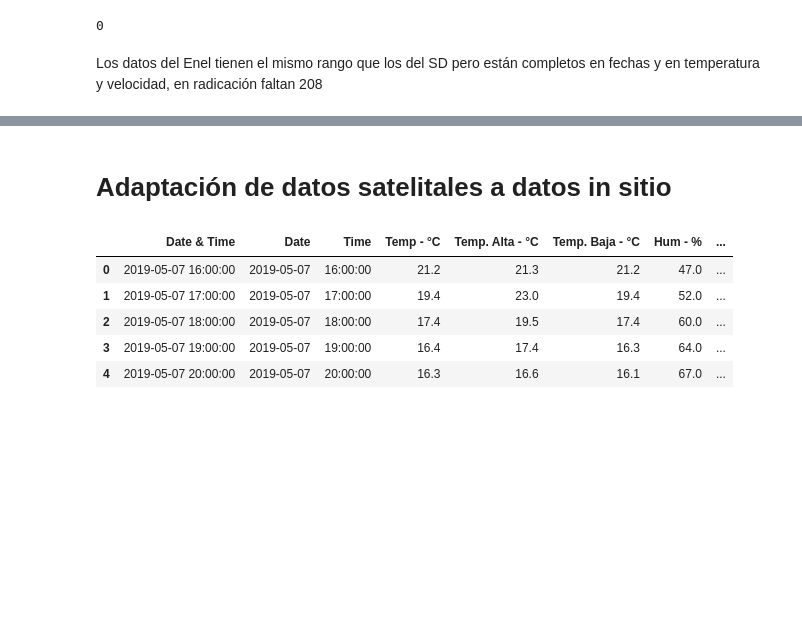
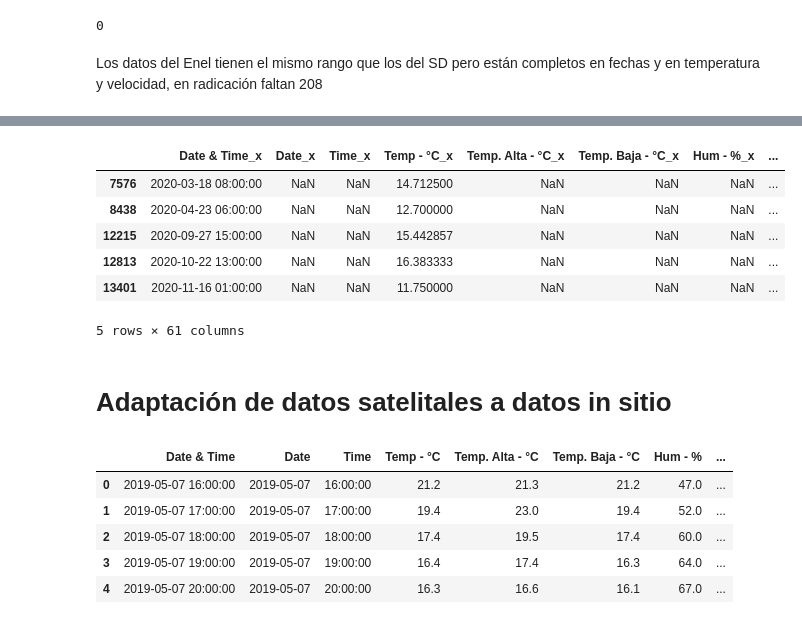
Before and after one commit to sofgutierrez6/ProyectoGrado, a Jupyter notebook: Proyecto_de_Grado.ipynb, the cells around one changed output, grey strips where cells are left out. Cells and saved outputs as stored; diff of their text form; code cells hidden in the pictures; blank space fills up the shorter version.

```diff
--- a/Proyecto_de_Grado.ipynb
+++ b/Proyecto_de_Grado.ipynb
@@ -362,3 +526,13 @@ ValueError: You are trying to merge on object and datetime64[ns] columns. If you
+# %%
+datos_Enel_SD[~datos_Enel_SD['Date & Time_y'].isin(datos_Enel_SD['Date & Time_x'])]
+# %% [output]
+|  | Date & Time_x | Date_x | Time_x | Temp - °C_x | Temp. Alta - °C_x | Temp. Baja - °C_x | Hum - %_x | ... |
+| 7576 | 2020-03-18 08:00:00 | NaN | NaN | 14.712500 | NaN | NaN | NaN | ... |
+| 8438 | 2020-04-23 06:00:00 | NaN | NaN | 12.700000 | NaN | NaN | NaN | ... |
+| 12215 | 2020-09-27 15:00:00 | NaN | NaN | 15.442857 | NaN | NaN | NaN | ... |
+| 12813 | 2020-10-22 13:00:00 | NaN | NaN | 16.383333 | NaN | NaN | NaN | ... |
+| 13401 | 2020-11-16 01:00:00 | NaN | NaN | 11.750000 | NaN | NaN | NaN | ... |
+5 rows × 61 columns
 # %% [markdown]
 # Adaptación de datos satelitales a datos in sitio
 # %%
```
Also changed, not shown: parts of 26 cells of this notebook.
